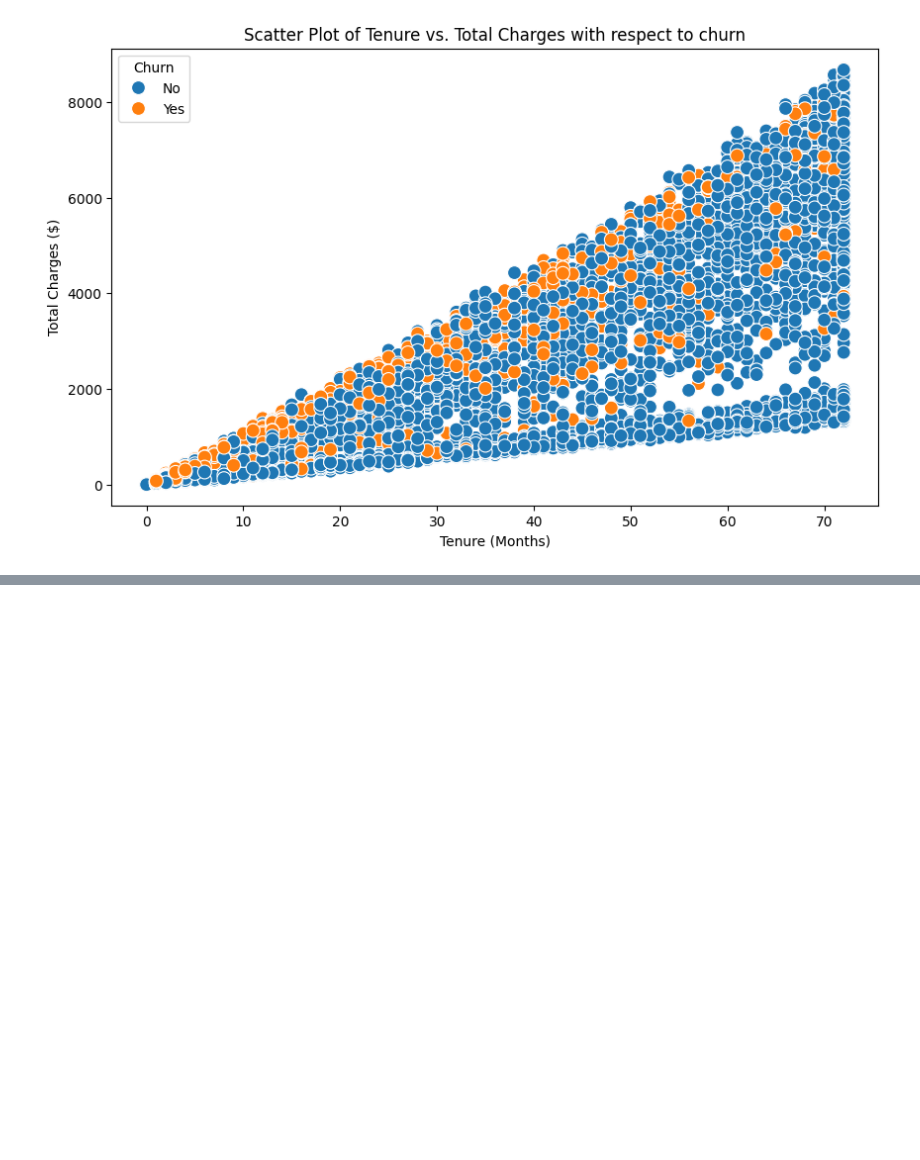
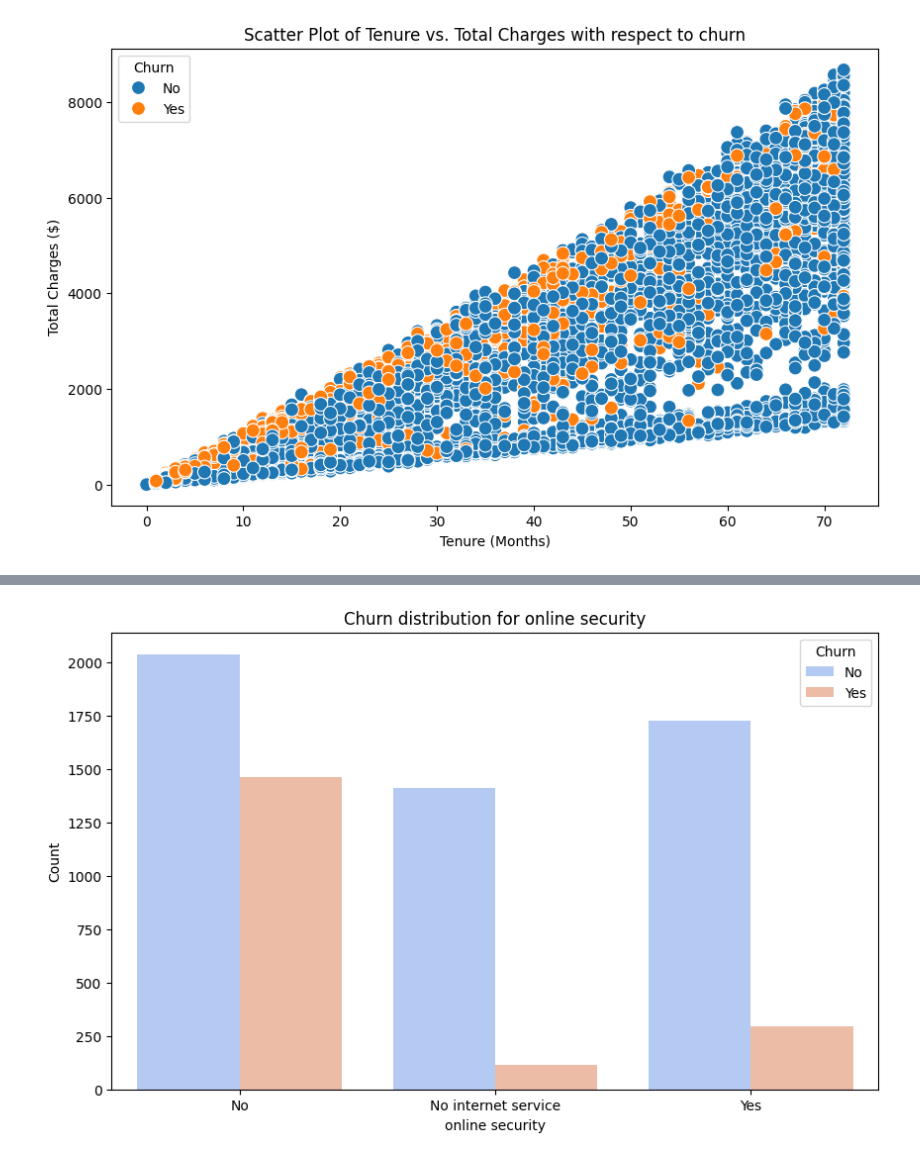
Before and after one commit to Shweta-singh-davv/python-data-science, a Jupyter notebook: Telecom_churn_pickyourtrail_assignment.ipynb, the cells around one changed output, grey strips where cells are left out. Drawn from its saved outputs; the diff is of its cells as text; code cells hidden in the pictures; blank space fills up the shorter version.

```diff
--- a/Telecom_churn_pickyourtrail_assignment.ipynb
+++ b/Telecom_churn_pickyourtrail_assignment.ipynb
@@ -306,0 +342,10 @@ plt.show()
+# %%
+plt.figure(figsize=(10, 6))
+sns.countplot(x='OnlineSecurity', hue='Churn', data=telecom, palette='coolwarm')
+plt.title('Churn distribution for online security')
+plt.xlabel('online security')
+plt.ylabel('Count')
+plt.legend(title='Churn', loc='upper right')
+plt.show()
+# %% [output]
+[figure, added]
```
Also changed, not shown: parts of 16 cells of this notebook.
